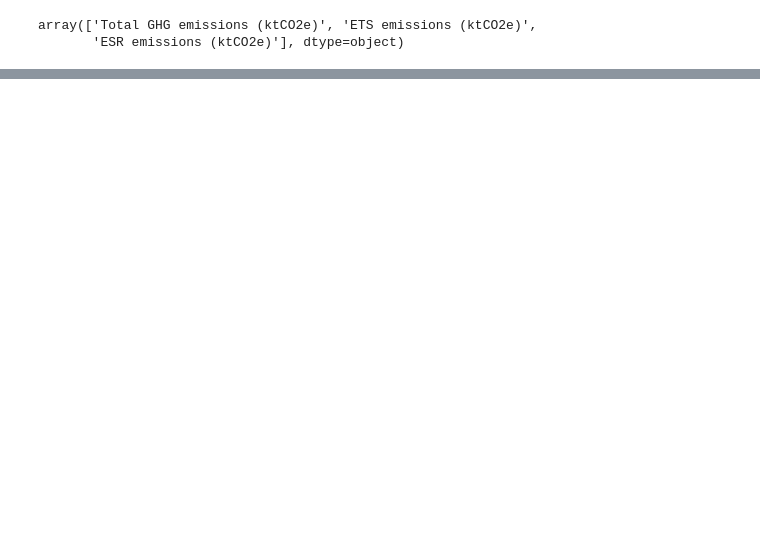
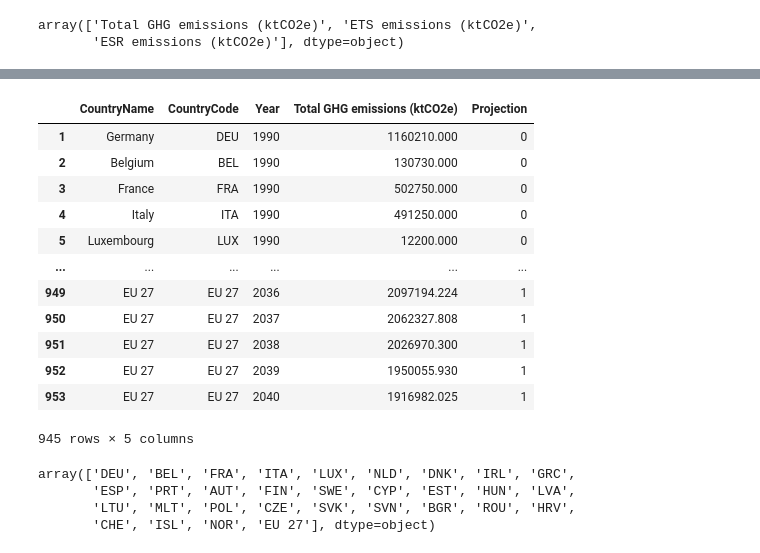
Before and after one commit to pablomc87/team-thanos, a Jupyter notebook: getting a usable dataframe.ipynb, the cells around one changed output, grey strips where cells are left out. Cells and saved outputs as stored; diff of their text form; code cells hidden in the pictures; blank space fills up the shorter version.

```diff
--- a/getting a usable dataframe.ipynb
+++ b/getting a usable dataframe.ipynb
@@ -25,0 +218,4 @@ array(['Total GHG emissions (ktCO2e)', 'ETS emissions (ktCO2e)',
+# %%
+countries_codes3 = {}
+for country in pycountry.countries:
+    countries_codes3[country.name] = country.alpha_3
@@ -25,0 +242,3 @@ array(['Total GHG emissions (ktCO2e)', 'ETS emissions (ktCO2e)',
+# %%
+for key, val in countries_codes3.items():
+    GHG_emissions_actual_and_proj['CountryCode'][GHG_emissions_actual_and_proj['CountryName']==key] = val
@@ -25,0 +263,2 @@ array(['Total GHG emissions (ktCO2e)', 'ETS emissions (ktCO2e)',
+# %%
+GHG_emissions_actual_and_proj['CountryName'][GHG_emissions_actual_and_proj['CountryCode']=='EU 27'] = 'EU 27'
@@ -25,0 +285,25 @@ array(['Total GHG emissions (ktCO2e)', 'ETS emissions (ktCO2e)',
+# %%
+GHG_emissions_actual_and_proj= GHG_emissions_actual_and_proj[GHG_emissions_actual_and_proj['CountryCode']!='WLD']
+# %%
+GHG_emissions_actual_and_proj
+# %% [output]
+|  | CountryName | CountryCode | Year | Total GHG emissions (ktCO2e) | Projection |
+| 1 | Germany | DEU | 1990 | 1160210.000 | 0 |
+| 2 | Belgium | BEL | 1990 | 130730.000 | 0 |
+| 3 | France | FRA | 1990 | 502750.000 | 0 |
+| 4 | Italy | ITA | 1990 | 491250.000 | 0 |
+| 5 | Luxembourg | LUX | 1990 | 12200.000 | 0 |
+| ... | ... | ... | ... | ... | ... |
+| 949 | EU 27 | EU 27 | 2036 | 2097194.224 | 1 |
+| 950 | EU 27 | EU 27 | 2037 | 2062327.808 | 1 |
+| 951 | EU 27 | EU 27 | 2038 | 2026970.300 | 1 |
+| 952 | EU 27 | EU 27 | 2039 | 1950055.930 | 1 |
+| 953 | EU 27 | EU 27 | 2040 | 1916982.025 | 1 |
+945 rows × 5 columns
+# %%
+GHG_emissions_actual_and_proj['CountryCode'].unique()
+# %% [output]
+array(['DEU', 'BEL', 'FRA', 'ITA', 'LUX', 'NLD', 'DNK', 'IRL', 'GRC',
+       'ESP', 'PRT', 'AUT', 'FIN', 'SWE', 'CYP', 'EST', 'HUN', 'LVA',
+       'LTU', 'MLT', 'POL', 'CZE', 'SVK', 'SVN', 'BGR', 'ROU', 'HRV',
+       'CHE', 'ISL', 'NOR', 'EU 27'], dtype=object)
```
Also changed, not shown: parts of 43 cells of this notebook, 4 other files.
